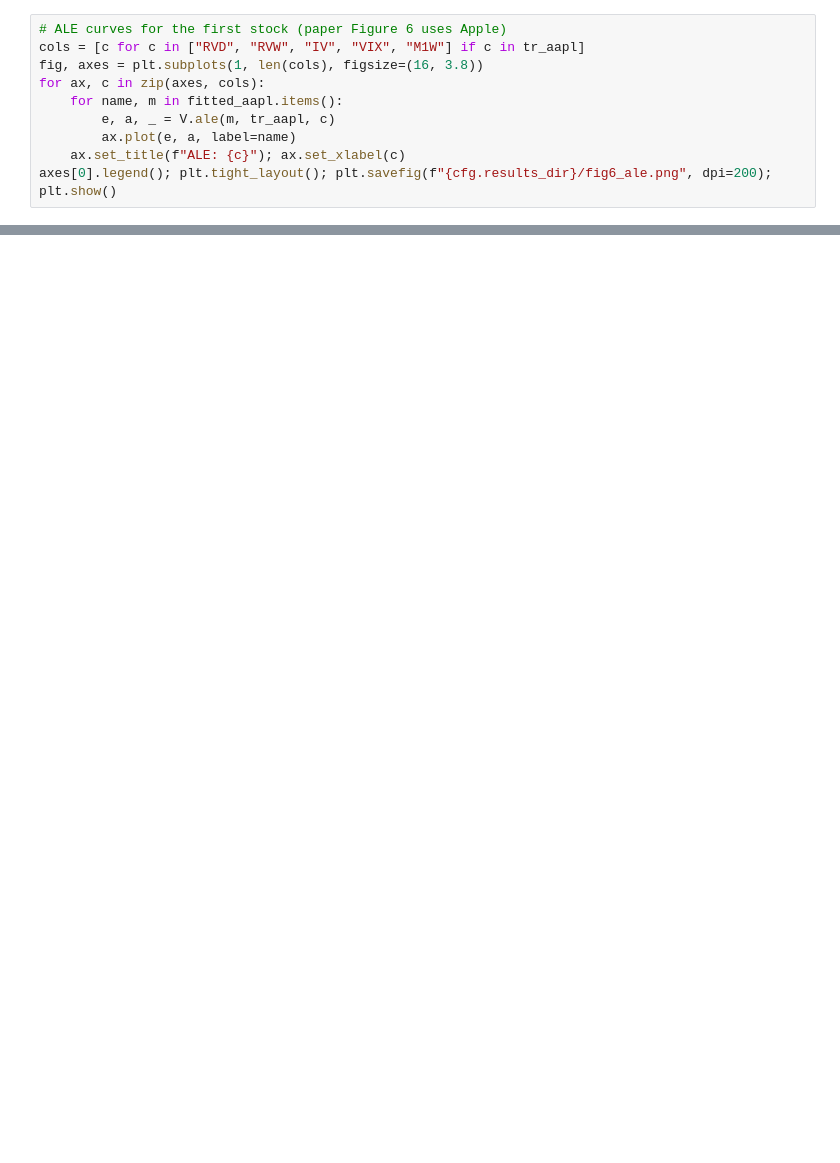
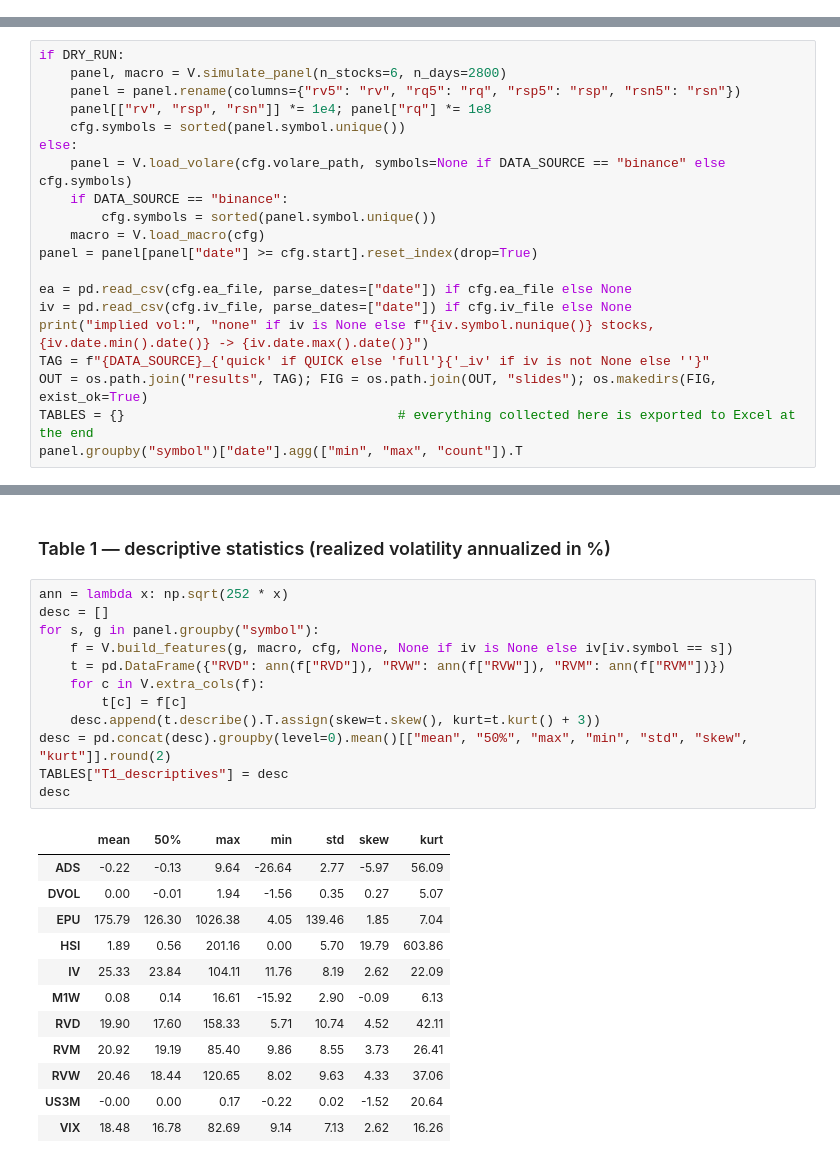
Before and after one commit to luki8l/Ai-and-Machine-Learning, a Jupyter notebook: replication.ipynb, the cells around one changed output, grey strips where cells are left out. Saved outputs shown, nothing was run; the diff lists cells and outputs as text; blank space fills up the shorter version.

```diff
--- a/replication.ipynb
+++ b/replication.ipynb
@@ -323,10 +0,0 @@ VI.round(3)
-# %%
-# ALE curves for the first stock (paper Figure 6 uses Apple)
-cols = [c for c in ["RVD", "RVW", "IV", "VIX", "M1W"] if c in tr_aapl]
-fig, axes = plt.subplots(1, len(cols), figsize=(16, 3.8))
-for ax, c in zip(axes, cols):
-    for name, m in fitted_aapl.items():
-        e, a, _ = V.ale(m, tr_aapl, c)
-        ax.plot(e, a, label=name)
-    ax.set_title(f"ALE: {c}"); ax.set_xlabel(c)
-axes[0].legend(); plt.tight_layout(); plt.savefig(f"{cfg.results_dir}/fig6_ale.png", dpi=200); plt.show()
@@ -347,0 +62,20 @@ Additional: QLIKE as a second loss function; explicit no-look-ahead rule for mul
+# %%
+if DRY_RUN:
+    panel, macro = V.simulate_panel(n_stocks=6, n_days=2800)
+    panel = panel.rename(columns={"rv5": "rv", "rq5": "rq", "rsp5": "rsp", "rsn5": "rsn"})
+    panel[["rv", "rsp", "rsn"]] *= 1e4; panel["rq"] *= 1e8
+    cfg.symbols = sorted(panel.symbol.unique())
+else:
+    panel = V.load_volare(cfg.volare_path, symbols=None if DATA_SOURCE == "binance" else cfg.symbols)
+    if DATA_SOURCE == "binance":
+        cfg.symbols = sorted(panel.symbol.unique())
+    macro = V.load_macro(cfg)
+panel = panel[panel["date"] >= cfg.start].reset_index(drop=True)
+
+ea = pd.read_csv(cfg.ea_file, parse_dates=["date"]) if cfg.ea_file else None
+iv = pd.read_csv(cfg.iv_file, parse_dates=["date"]) if cfg.iv_file else None
+print("implied vol:", "none" if iv is None else f"{iv.symbol.nunique()} stocks, {iv.date.min().date()} -> {iv.date.max().date()}")
+TAG = f"{DATA_SOURCE}_{'quick' if QUICK else 'full'}{'_iv' if iv is not None else ''}"
+OUT = os.path.join("results", TAG); FIG = os.path.join(OUT, "slides"); os.makedirs(FIG, exist_ok=True)
+TABLES = {}                                   # everything collected here is exported to Excel at the end
+panel.groupby("symbol")["date"].agg(["min", "max", "count"]).T
@@ -347,0 +95,27 @@ Additional: QLIKE as a second loss function; explicit no-look-ahead rule for mul
+# %% [markdown]
+### Table 1 — descriptive statistics (realized volatility annualized in %)
+# %%
+ann = lambda x: np.sqrt(252 * x)
+desc = []
+for s, g in panel.groupby("symbol"):
+    f = V.build_features(g, macro, cfg, None, None if iv is None else iv[iv.symbol == s])
+    t = pd.DataFrame({"RVD": ann(f["RVD"]), "RVW": ann(f["RVW"]), "RVM": ann(f["RVM"])})
+    for c in V.extra_cols(f):
+        t[c] = f[c]
+    desc.append(t.describe().T.assign(skew=t.skew(), kurt=t.kurt() + 3))
+desc = pd.concat(desc).groupby(level=0).mean()[["mean", "50%", "max", "min", "std", "skew", "kurt"]].round(2)
+TABLES["T1_descriptives"] = desc
+desc
+# %% [output]
+|  | mean | 50% | max | min | std | skew | kurt |
+| ADS | -0.22 | -0.13 | 9.64 | -26.64 | 2.77 | -5.97 | 56.09 |
+| DVOL | 0.00 | -0.01 | 1.94 | -1.56 | 0.35 | 0.27 | 5.07 |
+| EPU | 175.79 | 126.30 | 1026.38 | 4.05 | 139.46 | 1.85 | 7.04 |
+| HSI | 1.89 | 0.56 | 201.16 | 0.00 | 5.70 | 19.79 | 603.86 |
+| IV | 25.33 | 23.84 | 104.11 | 11.76 | 8.19 | 2.62 | 22.09 |
+| M1W | 0.08 | 0.14 | 16.61 | -15.92 | 2.90 | -0.09 | 6.13 |
+| RVD | 19.90 | 17.60 | 158.33 | 5.71 | 10.74 | 4.52 | 42.11 |
+| RVM | 20.92 | 19.19 | 85.40 | 9.86 | 8.55 | 3.73 | 26.41 |
+| RVW | 20.46 | 18.44 | 120.65 | 8.02 | 9.63 | 4.33 | 37.06 |
+| US3M | -0.00 | 0.00 | 0.17 | -0.22 | 0.02 | -1.52 | 20.64 |
+| VIX | 18.48 | 16.78 | 82.69 | 9.14 | 7.13 | 2.62 | 16.26 |
```
Also changed, not shown: parts of 58 cells of this notebook, 19 other files.
